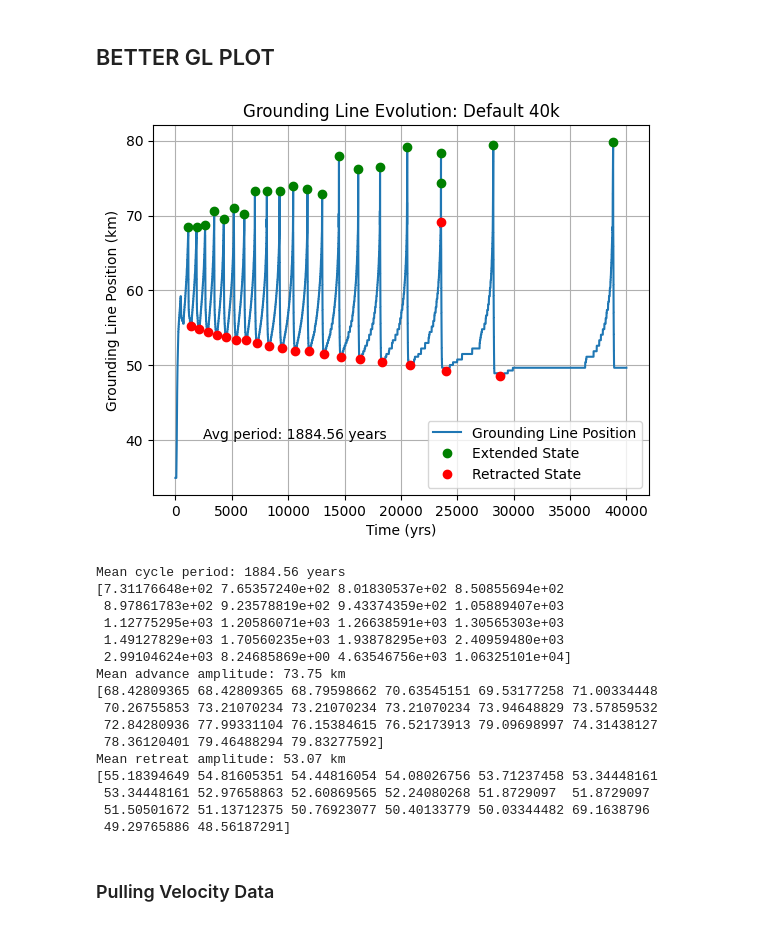
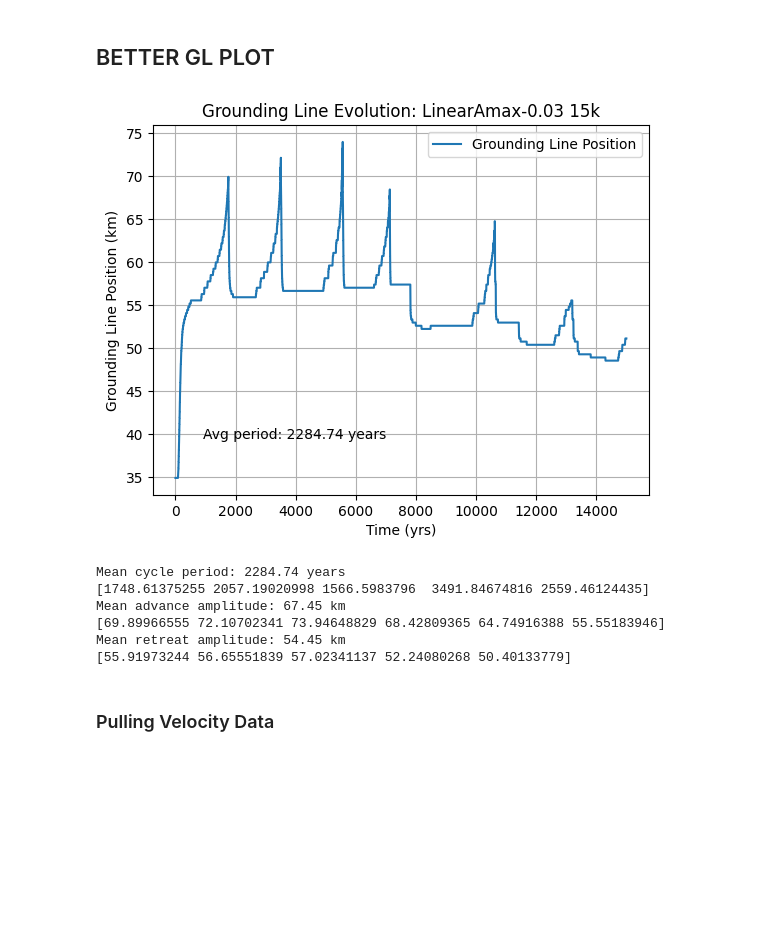
Before and after one commit to ktlix2ski/brinkmodeltest, a Jupyter notebook: Analysis/EasyQuickWorkbook.ipynb, the cells around one changed output. Cells and saved outputs as stored; diff of their text form; code cells hidden in the pictures; blank space fills up the shorter version.

```diff
--- a/Analysis/EasyQuickWorkbook.ipynb
+++ b/Analysis/EasyQuickWorkbook.ipynb
@@ -23,9 +23,9 @@ def get_GL_index(gl_array):
 # %% [markdown]
 # INPUT: TEST VARIABLE + TEST VALUE + FILEPATH
 # %%
-variable = "Default"
-value = "40k"
-path = "/media/kayatroyer/KayaDrive/Thesis/OfficialExperimentRuns/20kTests/40K_Base_test/DATA_Dictionary_2025_04_23__15_33_25.pkl.gz"
+variable = "LinearAmax-0.03"
+value = "15k"
+path = "/home/kayatroyer/Repositories/brinkmodeltest/Output/Variable_Dictionaries/DATA_Dictionary_2025_08_20__14_11_19.pkl.gz"
 with gzip.open(path, 'rb') as f:
     DATA_dict = pickle.load(f)
 
@@ -118,52 +118,42 @@ for row in data_matrix:
 
 gl_positions = np.array(gl_positions)
 GL_km = mesh_index_to_km(gl_positions)
 
 peaks, _ = find_peaks(GL_km, prominence=5)
 troughs, _ = find_peaks(-GL_km, prominence=5)
 periods = np.diff(np.array(time)[peaks])
 adv_dists = GL_km[peaks]
 ret_dists = GL_km[troughs]
 
 
 plt.plot(time, GL_km, label='Grounding Line Position')
-plt.plot(np.array(time)[peaks], GL_km[peaks], 'go', label='Extended State')
-plt.plot(np.array(time)[troughs], GL_km[troughs], 'ro', label='Retracted State')
+# plt.plot(np.array(time)[peaks], GL_km[peaks], 'go', label='Extended State')
+# plt.plot(np.array(time)[troughs], GL_km[troughs], 'ro', label='Retracted State')
 plt.text(0.1, 0.15, f'Avg period: {np.mean(periods):.2f} years', transform=plt.gca().transAxes)
 plt.legend()
 # plt.xlim(0,10000)
 plt.xlabel(xaxis_GL_better)
 plt.ylabel(yaxis_GL_better)
 plt.title(title_GL_better )
 plt.grid()
 plt.show()
 
 print(f"Mean cycle period: {np.mean(periods):.2f} years")
 print(periods)
 
 print(f"Mean advance amplitude: {np.mean(adv_dists):.2f} km")
 print(adv_dists)
 
 print(f"Mean retreat amplitude: {np.mean(ret_dists):.2f} km")
 print(ret_dists)
 # %% [output]
-[figure, old version]
+[figure, new version]
-Mean cycle period: 1884.56 years
-[7.31176648e+02 7.65357240e+02 8.01830537e+02 8.50855694e+02
- 8.97861783e+02 9.23578819e+02 9.43374359e+02 1.05889407e+03
- 1.12775295e+03 1.20586071e+03 1.26638591e+03 1.30565303e+03
- 1.49127829e+03 1.70560235e+03 1.93878295e+03 2.40959480e+03
- 2.99104624e+03 8.24685869e+00 4.63546756e+03 1.06325101e+04]
-Mean advance amplitude: 73.75 km
-[68.42809365 68.42809365 68.79598662 70.63545151 69.53177258 71.00334448
- 70.26755853 73.21070234 73.21070234 73.21070234 73.94648829 73.57859532
- 72.84280936 77.99331104 76.15384615 76.52173913 79.09698997 74.31438127
- 78.36120401 79.46488294 79.83277592]
-Mean retreat amplitude: 53.07 km
-[55.18394649 54.81605351 54.44816054 54.08026756 53.71237458 53.34448161
- 53.34448161 52.97658863 52.60869565 52.24080268 51.8729097  51.8729097
- 51.50501672 51.13712375 50.76923077 50.40133779 50.03344482 69.1638796
- 49.29765886 48.56187291]
+Mean cycle period: 2284.74 years
+[1748.61375255 2057.19020998 1566.5983796  3491.84674816 2559.46124435]
+Mean advance amplitude: 67.45 km
+[69.89966555 72.10702341 73.94648829 68.42809365 64.74916388 55.55183946]
+Mean retreat amplitude: 54.45 km
+[55.91973244 56.65551839 57.02341137 52.24080268 50.40133779]
 # %% [markdown]
 ### Pulling Velocity Data
 # %%
```
Also changed, not shown: parts of 12 cells of this notebook, 4 other files.
